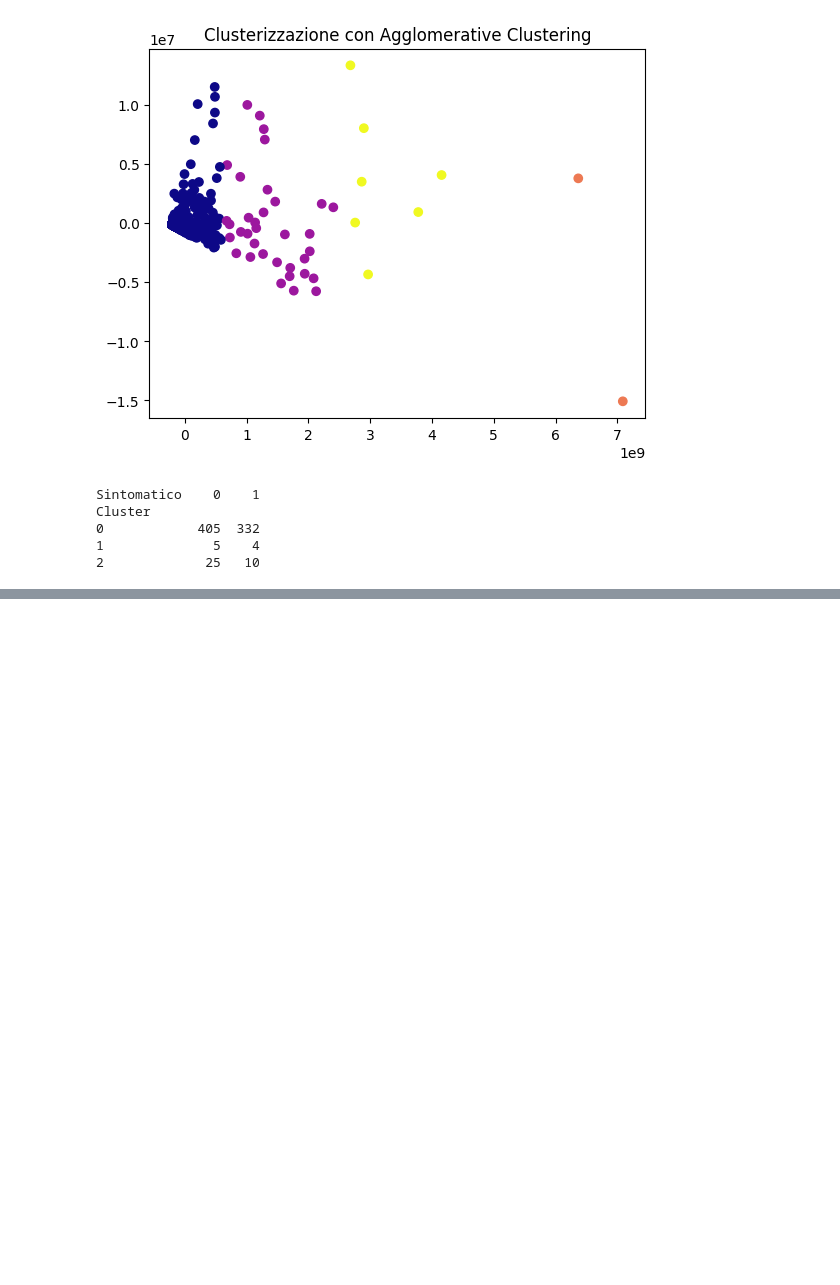
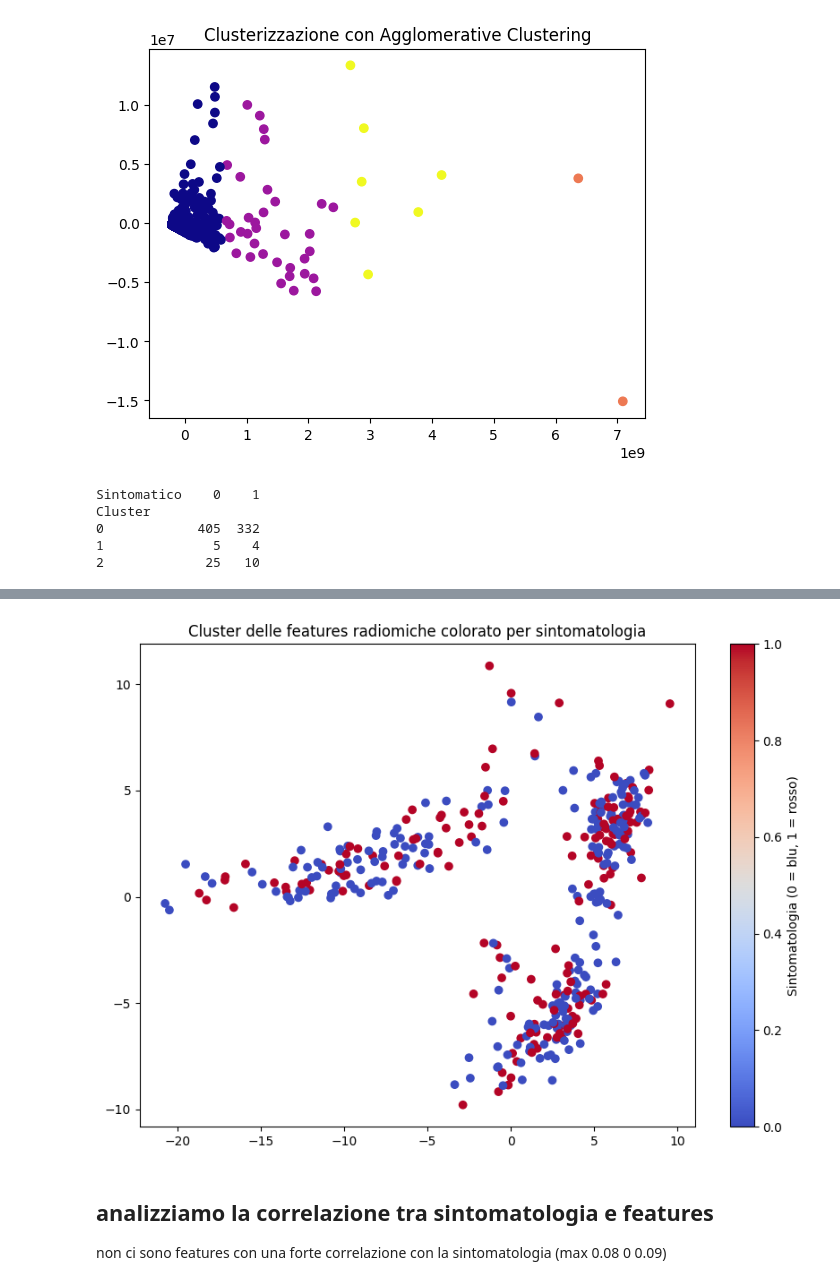
Before and after one commit to alessiamenozzi/ThesisPlaques, a Jupyter notebook: ClusterBlocchi.ipynb, the cells around one changed output, grey strips where cells are left out. Drawn from its saved outputs; the diff is of its cells as text; code cells hidden in the pictures; blank space fills up the shorter version.

```diff
--- a/ClusterBlocchi.ipynb
+++ b/ClusterBlocchi.ipynb
@@ -301,0 +681,12 @@ Cluster
+# %%
+# Coloriamo i punti del grafico in base alla sintomatologia
+plt.figure(figsize=(10, 7))
+plt.scatter(X_pca[:, 0], X_pca[:, 1], c=df_radiomics['Sintomatologia'], cmap='coolwarm')
+plt.colorbar(label='Sintomatologia (0 = blu, 1 = rosso)')
+plt.title('Cluster delle features radiomiche colorato per sintomatologia')
+plt.show()
+# %% [output]
+[figure, added]
+# %% [markdown]
+## analizziamo la correlazione tra sintomatologia e features
+non ci sono features con una forte correlazione con la sintomatologia (max 0.08 0 0.09)
```
Also changed, not shown: parts of 16 cells of this notebook.
